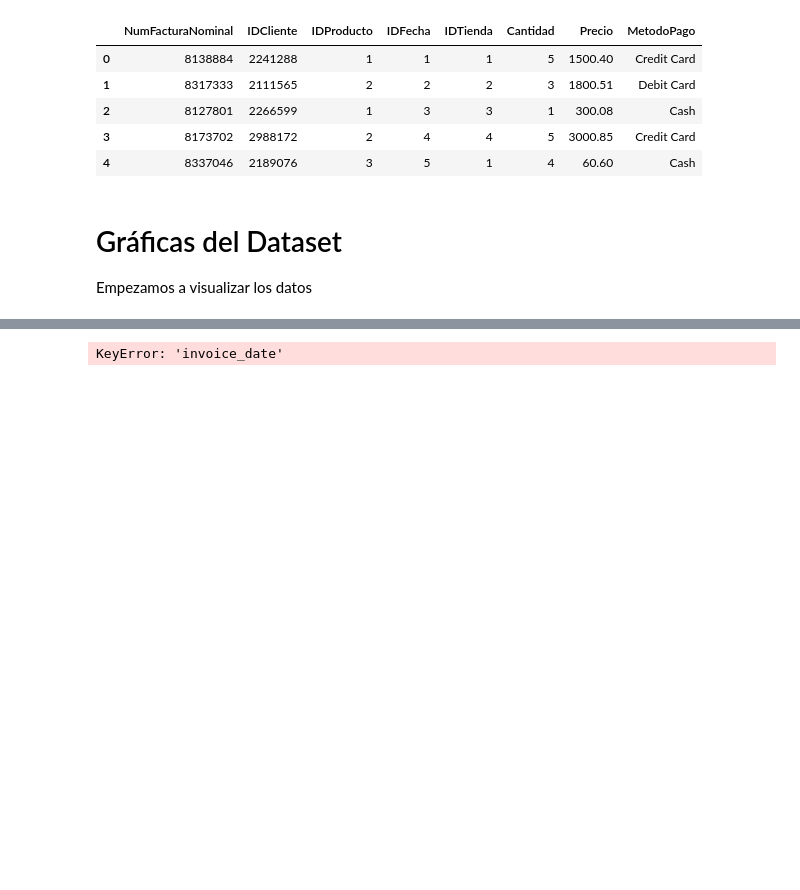
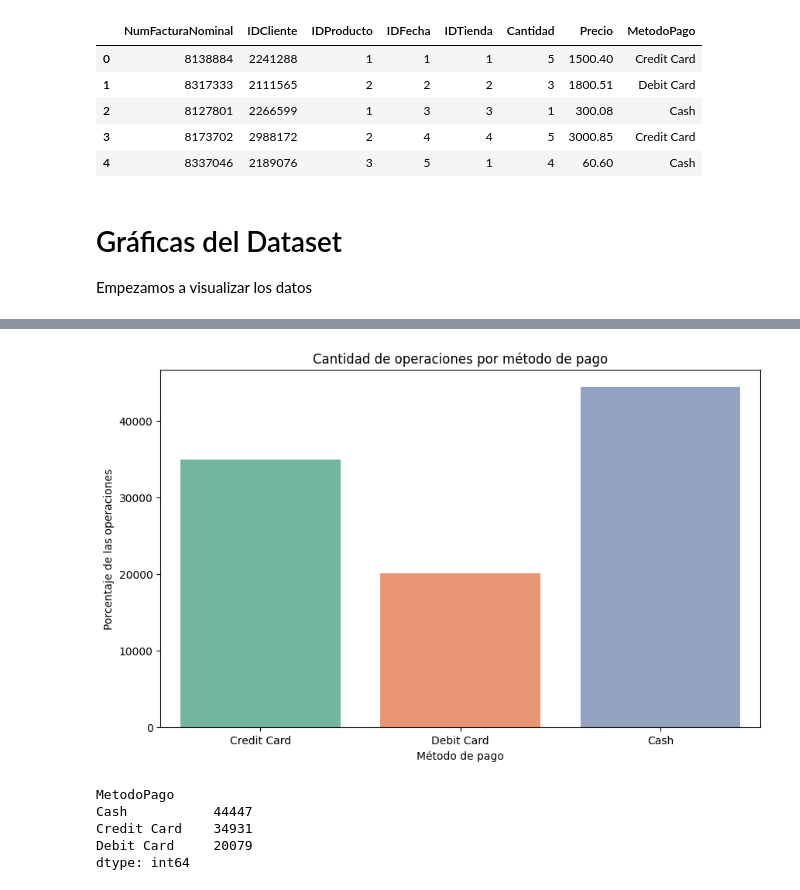
Before and after one commit to juancursed/ProyectoCienciaDatos, a Jupyter notebook: proyecto.ipynb, the cells around one changed output, grey strips where cells are left out. Cells and saved outputs as stored; diff of their text form; code cells hidden in the pictures; blank space fills up the shorter version.

```diff
--- a/proyecto.ipynb
+++ b/proyecto.ipynb
@@ -136,16 +200,19 @@ Empezamos a visualizar los datos
 # %%
-#----------Dispersion de las ventas por mes------------
-# Asegúrate de que ambas columnas son de tipo datetime
-Ventas['invoice_date'] = pd.to_datetime(Ventas['invoice_date'], dayfirst=True, errors='coerce')
-DimFecha['FechaFactura'] = pd.to_datetime(DimFecha['FechaFactura'], dayfirst=True, errors='coerce')
+#------------CANTIDAD DE OPERACIONES SEGUN EL METODO DE PAGO----------------
+ventasAgrupadas = Ventas.groupby('MetodoPago')
 
-# Hacemos el merge usando la fecha
-df_ventas = Ventas.merge(DimFecha[['FechaFactura','IDFecha','Año','Mes','DiaSemana']],
-                         left_on='invoice_date',
-                         right_on='FechaFactura',
-                         how='left')
-'''plt.figure(figsize=(10, 6))
-sns.scatterplot(x=df_ventas['Año', 'Mes'], y=df_ventas['Precio'] * df_ventas['Cantidad'])
-plt.show()'''
+plt.figure(figsize=(10, 6))
+sns.countplot(x='MetodoPago', data=Ventas, hue='MetodoPago', palette='Set2', stat='count', width=0.8)
+plt.title('Cantidad de operaciones por método de pago')
+plt.xlabel('Método de pago')
+plt.ylabel('Porcentaje de las operaciones')
+plt.show()
+
+ventasAgrupadas.size()
 # %% [output]
+[figure, added]
-KeyError: 'invoice_date'
+MetodoPago
+Cash           44447
+Credit Card    34931
+Debit Card     20079
+dtype: int64
```
Also changed, not shown: parts of 2 cells of this notebook.
